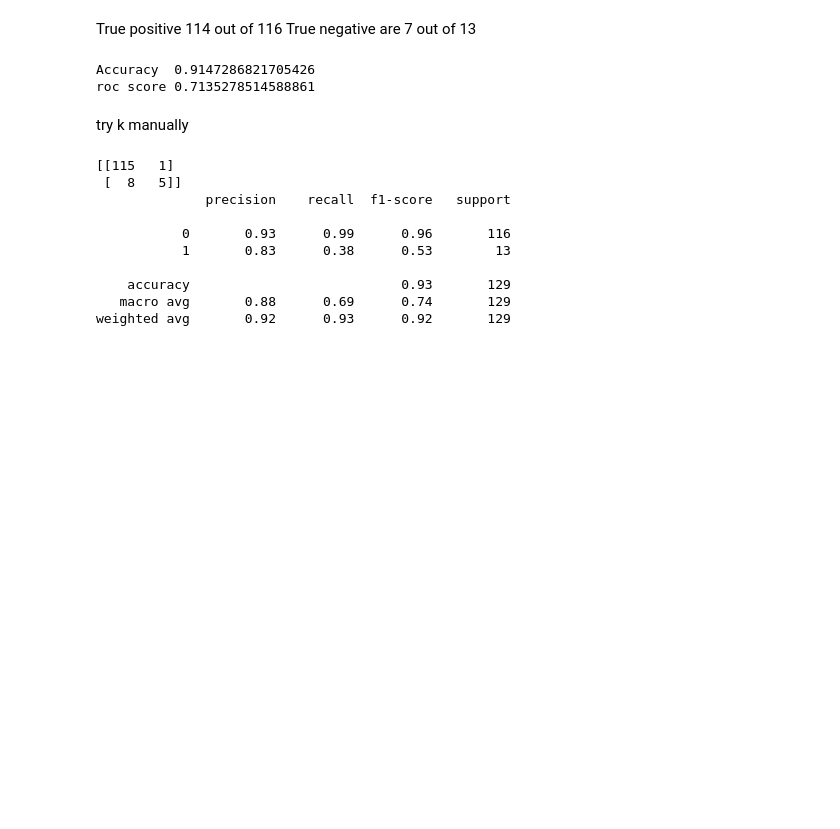
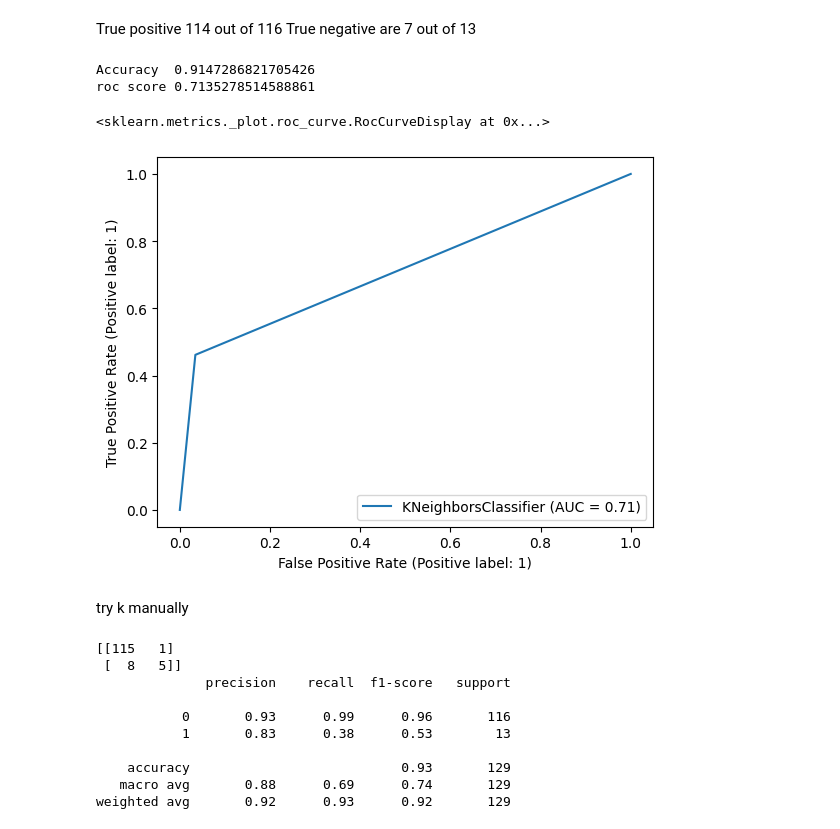
Before and after one commit to Aya-gamal2211/MachineLearning, a Jupyter notebook: knn.ipynb, the cells around one changed output. Cells and saved outputs as stored; diff of their text form; code cells hidden in the pictures; blank space fills up the shorter version.

```diff
--- a/knn.ipynb
+++ b/knn.ipynb
@@ -121,6 +121,11 @@ print("roc score",metrics.roc_auc_score(y_cv,y_pred))#row curve is the best meth
 # %% [output]
 Accuracy  0.9147286821705426
 roc score 0.7135278514588861
+# %%
+metrics.plot_roc_curve(knn,x_cv,y_cv)
+# %% [output]
+<sklearn.metrics._plot.roc_curve.RocCurveDisplay at 0x...>
+[figure, added]
 # %% [markdown]
 try k manually
 # %%
```
Also changed, not shown: parts of 15 cells of this notebook, 2 other files.
